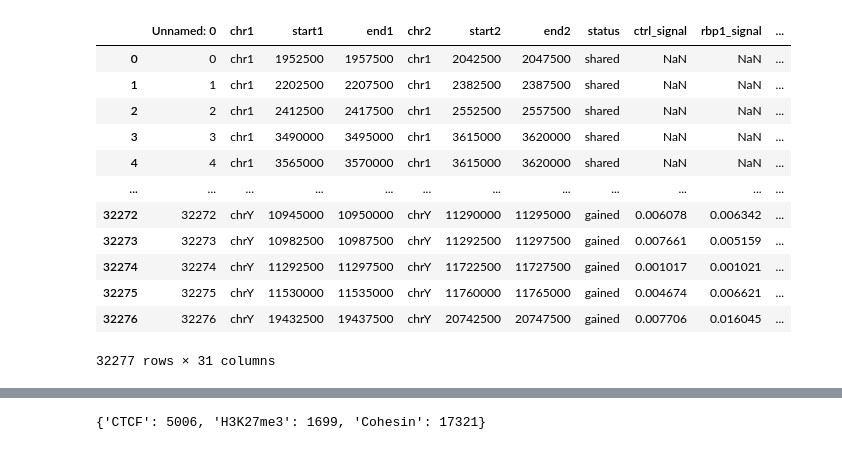
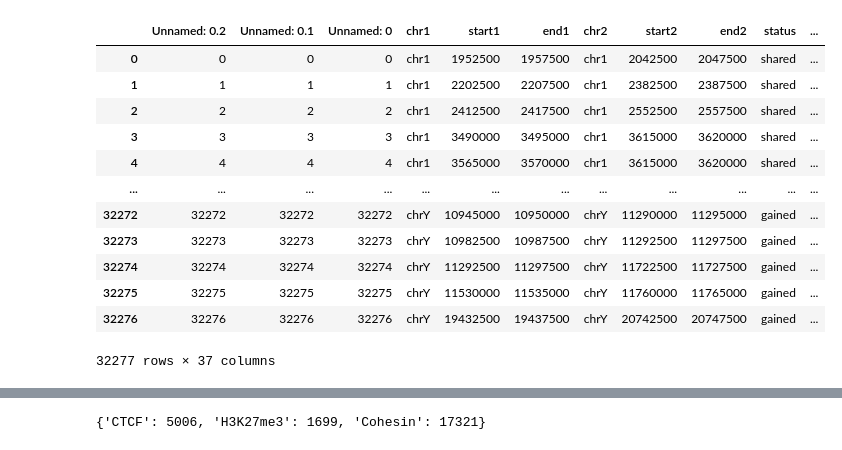
Before and after one commit to ToruOkadaOi/thesis_aman, a Jupyter notebook: jupyter_notes/ml_model copy.ipynb, the cells around one changed output, grey strips where cells are left out. Cells and saved outputs as stored; diff of their text form; code cells hidden in the pictures.

```diff
--- a/jupyter_notes/ml_model copy.ipynb
+++ b/jupyter_notes/ml_model copy.ipynb
@@ -2,19 +2,19 @@
 import pandas as pd
 import numpy as np
 # %%
-merged = pd.read_csv("/usr/users/papantonis1/aman/microc_project/loop_calling_premade_hic/jupyter_notes/ml_5_multiclassmodel.csv")
+merged = pd.read_csv("/usr/users/papantonis1/aman/microc_project/loop_calling_premade_hic/jupyter_notes/ml_final2_multimodal.csv")
 merged
 # %% [output]
-|  | Unnamed: 0 | chr1 | start1 | end1 | chr2 | start2 | end2 | status | ctrl_signal | rbp1_signal | ... |
-| 0 | 0 | chr1 | 1952500 | 1957500 | chr1 | 2042500 | 2047500 | shared | NaN | NaN | ... |
-| 1 | 1 | chr1 | 2202500 | 2207500 | chr1 | 2382500 | 2387500 | shared | NaN | NaN | ... |
-| 2 | 2 | chr1 | 2412500 | 2417500 | chr1 | 2552500 | 2557500 | shared | NaN | NaN | ... |
-| 3 | 3 | chr1 | 3490000 | 3495000 | chr1 | 3615000 | 3620000 | shared | NaN | NaN | ... |
-| 4 | 4 | chr1 | 3565000 | 3570000 | chr1 | 3615000 | 3620000 | shared | NaN | NaN | ... |
+|  | Unnamed: 0.2 | Unnamed: 0.1 | Unnamed: 0 | chr1 | start1 | end1 | chr2 | start2 | end2 | status | ... |
+| 0 | 0 | 0 | 0 | chr1 | 1952500 | 1957500 | chr1 | 2042500 | 2047500 | shared | ... |
+| 1 | 1 | 1 | 1 | chr1 | 2202500 | 2207500 | chr1 | 2382500 | 2387500 | shared | ... |
+| 2 | 2 | 2 | 2 | chr1 | 2412500 | 2417500 | chr1 | 2552500 | 2557500 | shared | ... |
+| 3 | 3 | 3 | 3 | chr1 | 3490000 | 3495000 | chr1 | 3615000 | 3620000 | shared | ... |
+| 4 | 4 | 4 | 4 | chr1 | 3565000 | 3570000 | chr1 | 3615000 | 3620000 | shared | ... |
 | ... | ... | ... | ... | ... | ... | ... | ... | ... | ... | ... | ... |
-| 32272 | 32272 | chrY | 10945000 | 10950000 | chrY | 11290000 | 11295000 | gained | 0.006078 | 0.006342 | ... |
-| 32273 | 32273 | chrY | 10982500 | 10987500 | chrY | 11292500 | 11297500 | gained | 0.007661 | 0.005159 | ... |
-| 32274 | 32274 | chrY | 11292500 | 11297500 | chrY | 11722500 | 11727500 | gained | 0.001017 | 0.001021 | ... |
-| 32275 | 32275 | chrY | 11530000 | 11535000 | chrY | 11760000 | 11765000 | gained | 0.004674 | 0.006621 | ... |
-| 32276 | 32276 | chrY | 19432500 | 19437500 | chrY | 20742500 | 20747500 | gained | 0.007706 | 0.016045 | ... |
+| 32272 | 32272 | 32272 | 32272 | chrY | 10945000 | 10950000 | chrY | 11290000 | 11295000 | gained | ... |
+| 32273 | 32273 | 32273 | 32273 | chrY | 10982500 | 10987500 | chrY | 11292500 | 11297500 | gained | ... |
+| 32274 | 32274 | 32274 | 32274 | chrY | 11292500 | 11297500 | chrY | 11722500 | 11727500 | gained | ... |
+| 32275 | 32275 | 32275 | 32275 | chrY | 11530000 | 11535000 | chrY | 11760000 | 11765000 | gained | ... |
+| 32276 | 32276 | 32276 | 32276 | chrY | 19432500 | 19437500 | chrY | 20742500 | 20747500 | gained | ... |
-32277 rows × 31 columns
+32277 rows × 37 columns
```
Also changed, not shown: parts of 39 cells of this notebook, 11 other files.
